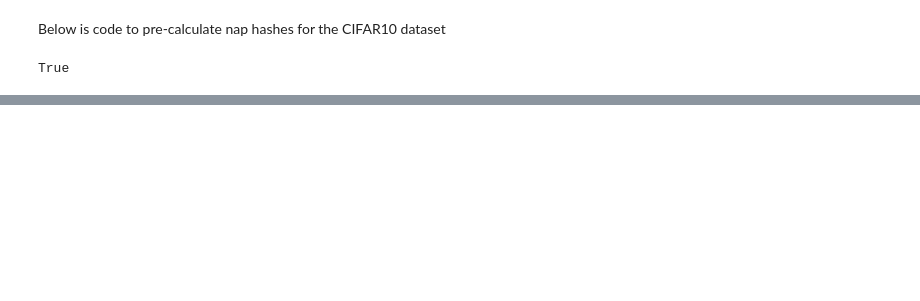
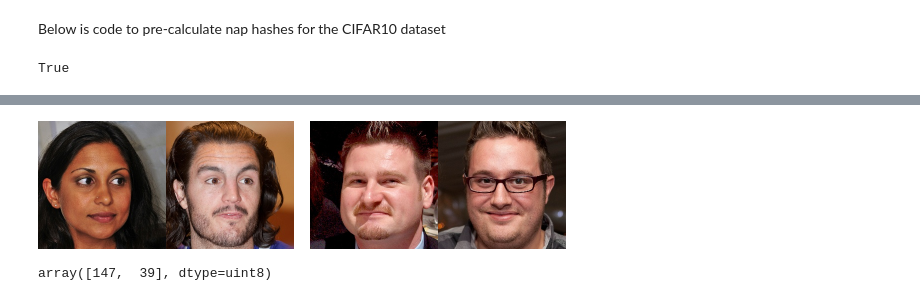
Before and after one commit to ozendelait/naphash, a Jupyter notebook: create_training_paths.ipynb, the cells around one changed output, grey strips where cells are left out. Saved outputs shown, nothing was run; the diff lists cells and outputs as text; code cells hidden in the pictures; blank space fills up the shorter version.

```diff
--- a/create_training_paths.ipynb
+++ b/create_training_paths.ipynb
@@ -151,0 +378,28 @@ np.savez_compressed('cifar10_hashes.npz', hashes=np.vstack(hashes), paths=list(c
+# %%
+from PIL import Image as pi
+from IPython import display as disp0
+import numpy as np
+import cv2
+def show_im(img, is_bgr=True):
+    if is_bgr and len(img.shape) > 2 and img.shape[2] == 3:
+        img = img[...,::-1] #PIL needs RGB instead of opencv's BGR
+    if img.dtype != np.uint8:
+        img = (img * (255.499/np.max(img))).astype(np.uint8)  #automatically change HDR range to LDR
+    show_impil(pi.fromarray(img))
+def show_impil(img):
+    disp0.display(img)
+def vis_cifar(ids, paths, max_num = 16, fx=2.0):
+    ims = [cv2.resize(cv2.imread(paths[i]),(0,0),fx=fx,fy=fx,interpolation=cv2.INTER_NEAREST) for i in ids[:max_num]]
+    show_im(np.hstack(ims))
+
+show_im(np.hstack([i0,i1,spacer,i2,i3]))
+# %% [output]
+[figure, added]
+# %%
+#pip install imagehash
+from async_dct_loader import pip_phash, load_img_tar
+import cv2
+i0 = load_img_tar(paths[0])
+pip_phash(i0,4)
+# %% [output]
+array([147,  39], dtype=uint8)
```
Also changed, not shown: parts of 28 cells of this notebook, 3 other files.
